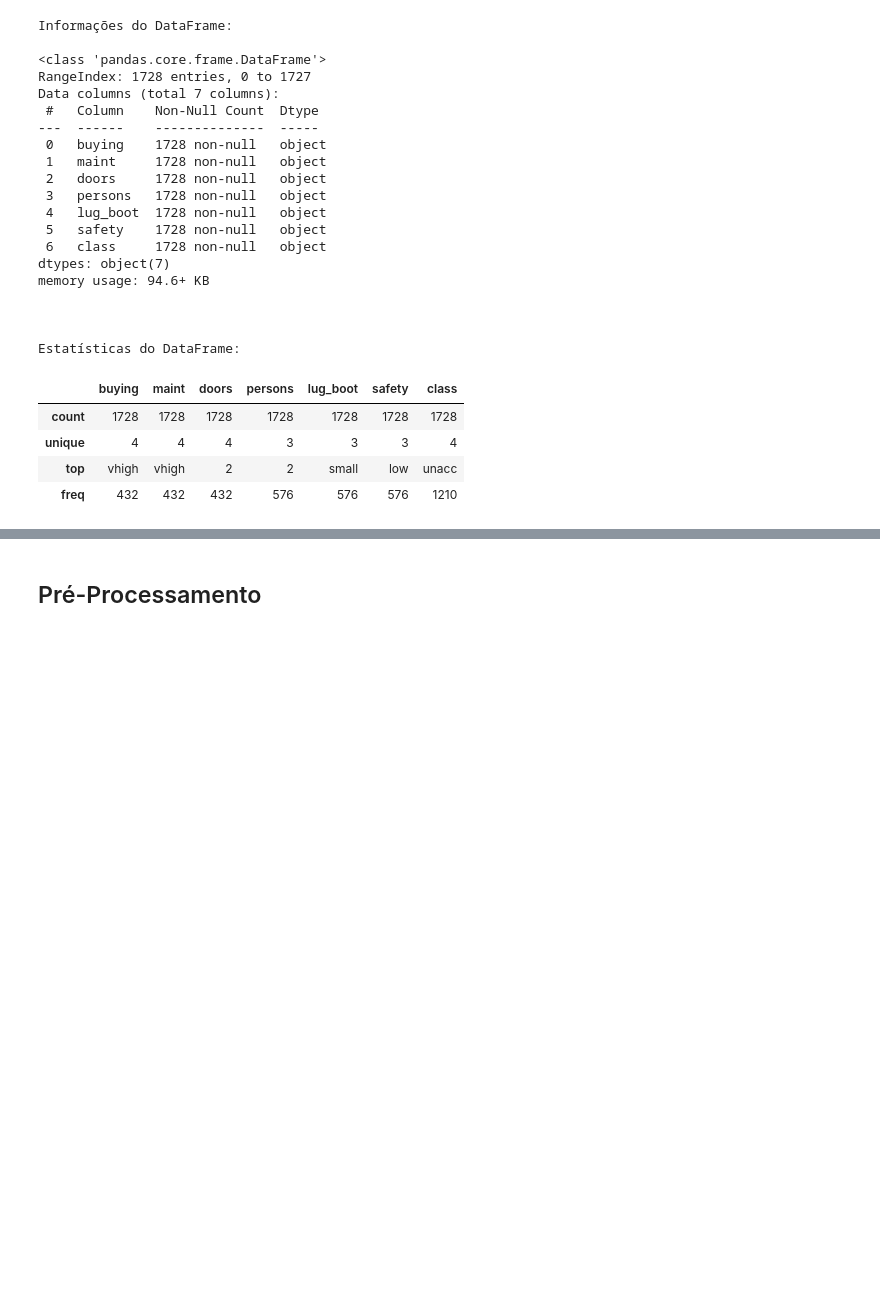
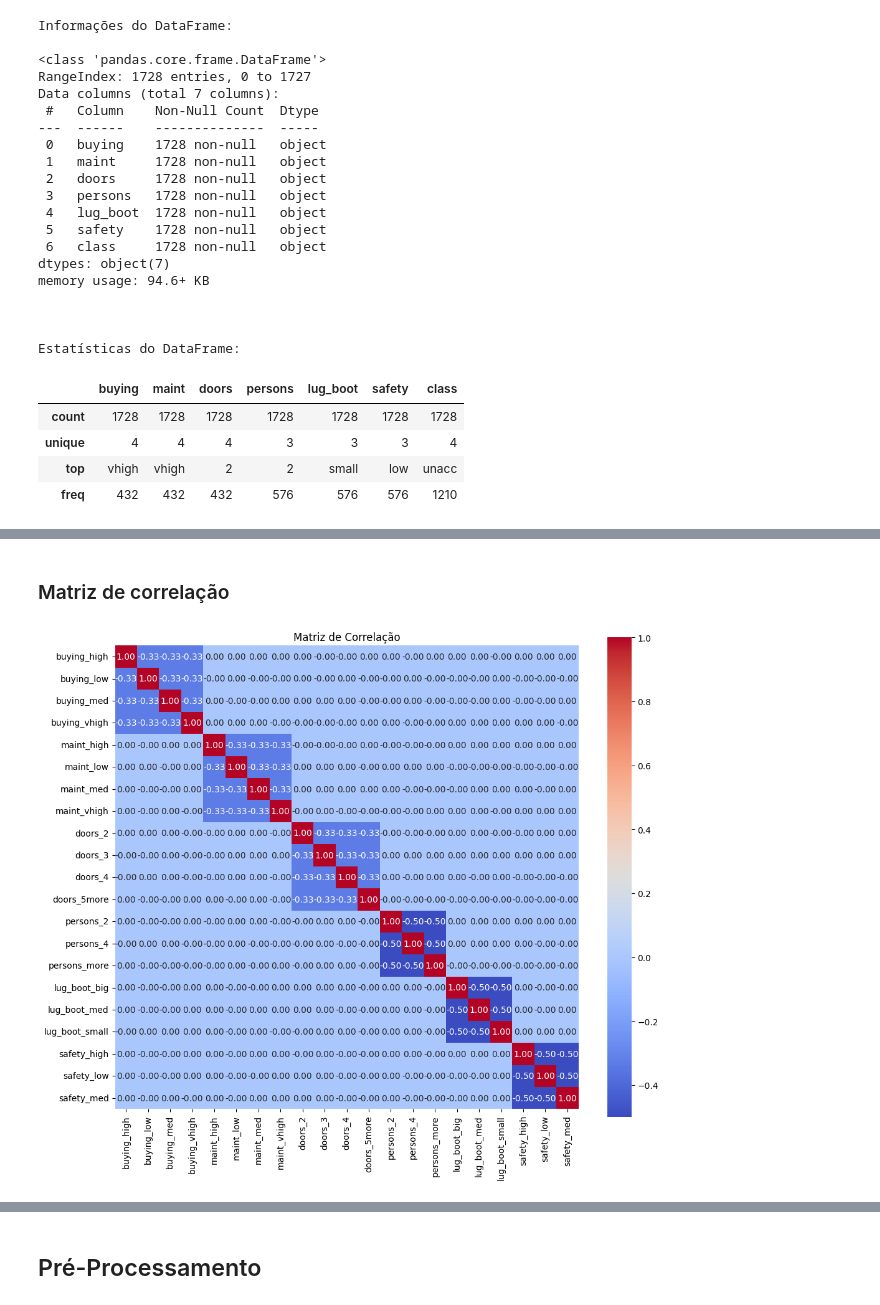
Before and after one commit to Leonardo-henriqu2/PI---5-v2, a Jupyter notebook: _cloud/machine-learning/notebooks/data_exploration.ipynb, the cells around one changed output, grey strips where cells are left out. Saved outputs shown, nothing was run; the diff lists cells and outputs as text; code cells hidden in the pictures; blank space fills up the shorter version.

```diff
--- a/_cloud/machine-learning/notebooks/data_exploration.ipynb
+++ b/_cloud/machine-learning/notebooks/data_exploration.ipynb
@@ -70,0 +210,16 @@ Estatísticas do DataFrame:
+# %% [markdown]
+### Matriz de correlação
+# %%
+# Remover a coluna de classes
+df_numeric = pd.get_dummies(df.drop(columns=['class']))
+
+# Calcular a matriz de correlação
+correlation_matrix = df_numeric.corr()
+
+# Visualizar a matriz de correlação
+plt.figure(figsize=(12, 10))
+sns.heatmap(correlation_matrix, annot=True, fmt=".2f", cmap='coolwarm', square=True)
+plt.title('Matriz de Correlação')
+plt.show()
+# %% [output]
+[figure, added]
```
Also changed, not shown: parts of 22 cells of this notebook.
